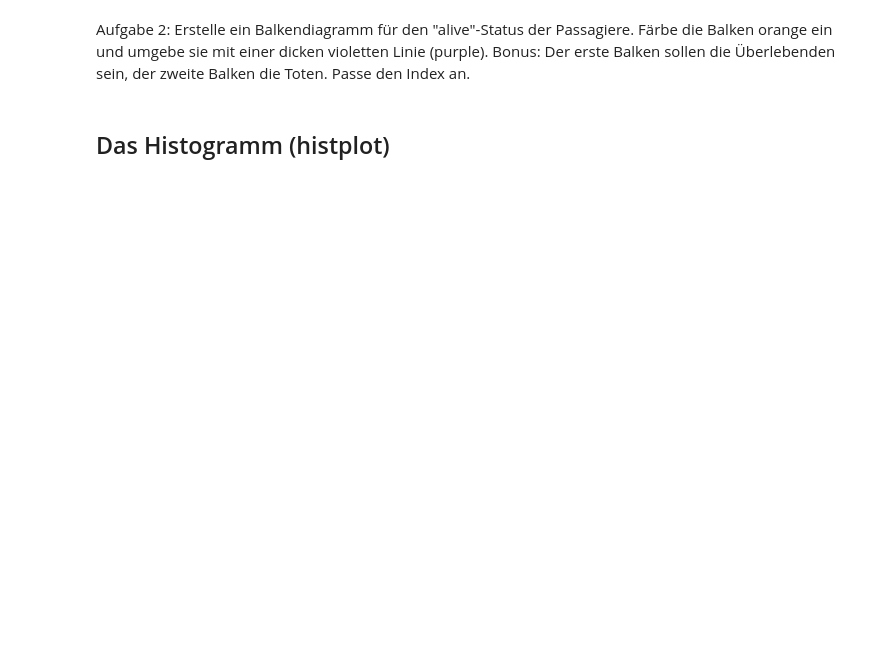
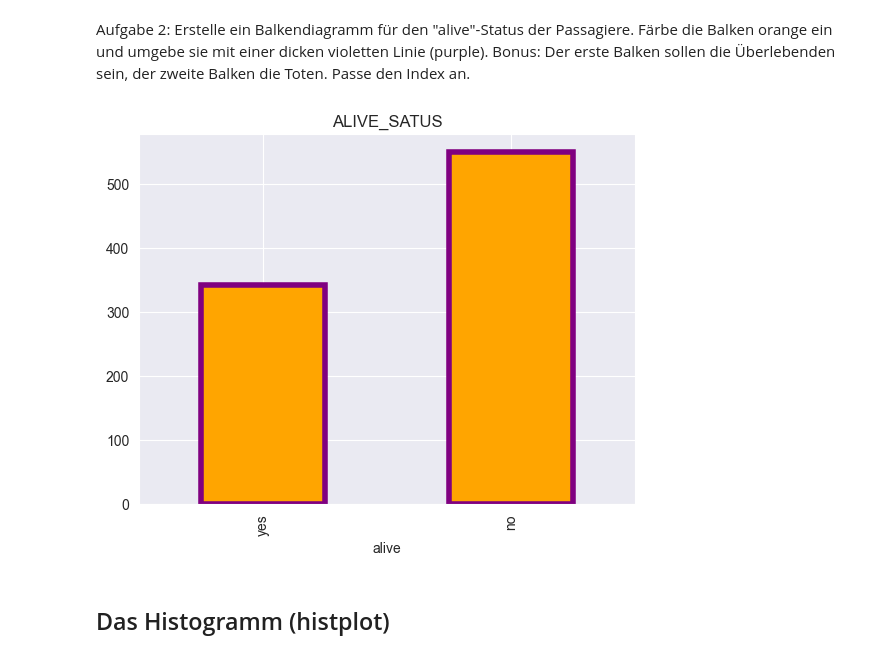
Before and after one commit to puLsar-Dev42/DataAnalyst_Aug.24, a Jupyter notebook: 07_Python_für_Datenanalysten/Tag_7_Diagramme-Pandas/Vorlesung/7_Skript_Diagramme_Vorlage.ipynb, the cells around one changed output. Drawn from its saved outputs; the diff is of its cells as text; code cells hidden in the pictures; blank space fills up the shorter version.

```diff
--- a/07_Python_für_Datenanalysten/Tag_7_Diagramme-Pandas/Vorlesung/7_Skript_Diagramme_Vorlage.ipynb
+++ b/07_Python_für_Datenanalysten/Tag_7_Diagramme-Pandas/Vorlesung/7_Skript_Diagramme_Vorlage.ipynb
@@ -104,6 +203,18 @@ Aufgabe 2:
 Erstelle ein Balkendiagramm für den "alive"-Status der Passagiere.
 Färbe die Balken orange ein und umgebe sie mit einer dicken violetten Linie (purple).
 Bonus: Der erste Balken sollen die Überlebenden sein, der zweite Balken die Toten. Passe den Index an.
+# %%
+##############
+## EXERCISE ##
+##############
+
+# create alive series
+alive_stat = titanic['alive'].value_counts().reindex(['yes', 'no'])
+
+# create BarPlot with Parameters
+alive_stat.plot(title='ALIVE_SATUS', kind='bar', color='orange', ec='purple', lw=4);
+# %% [output]
+[figure, added]
 # %% [markdown]
 ## Das Histogramm (histplot)
 # %%
```
Also changed, not shown: parts of 34 cells of this notebook, 26 other files.
